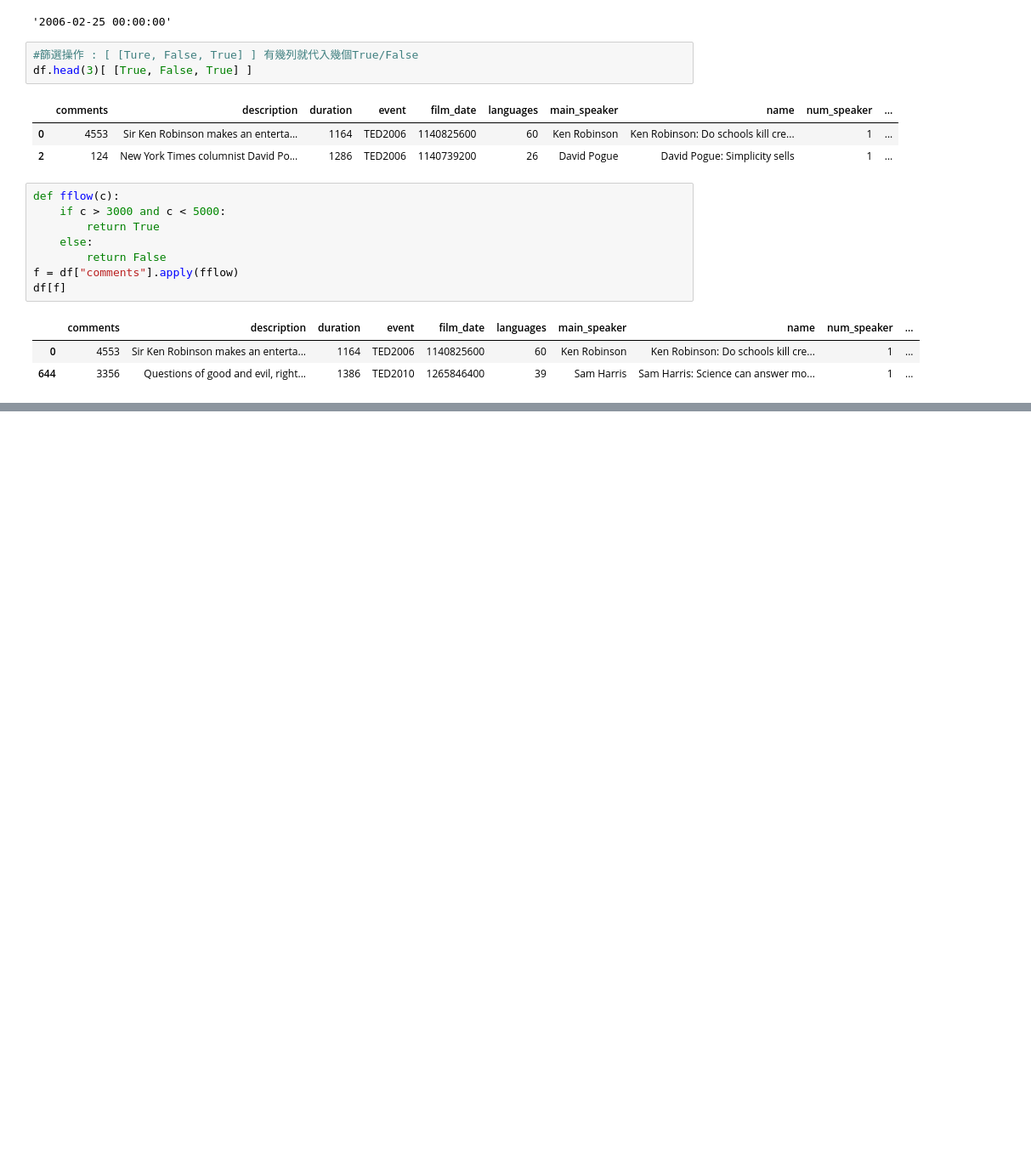
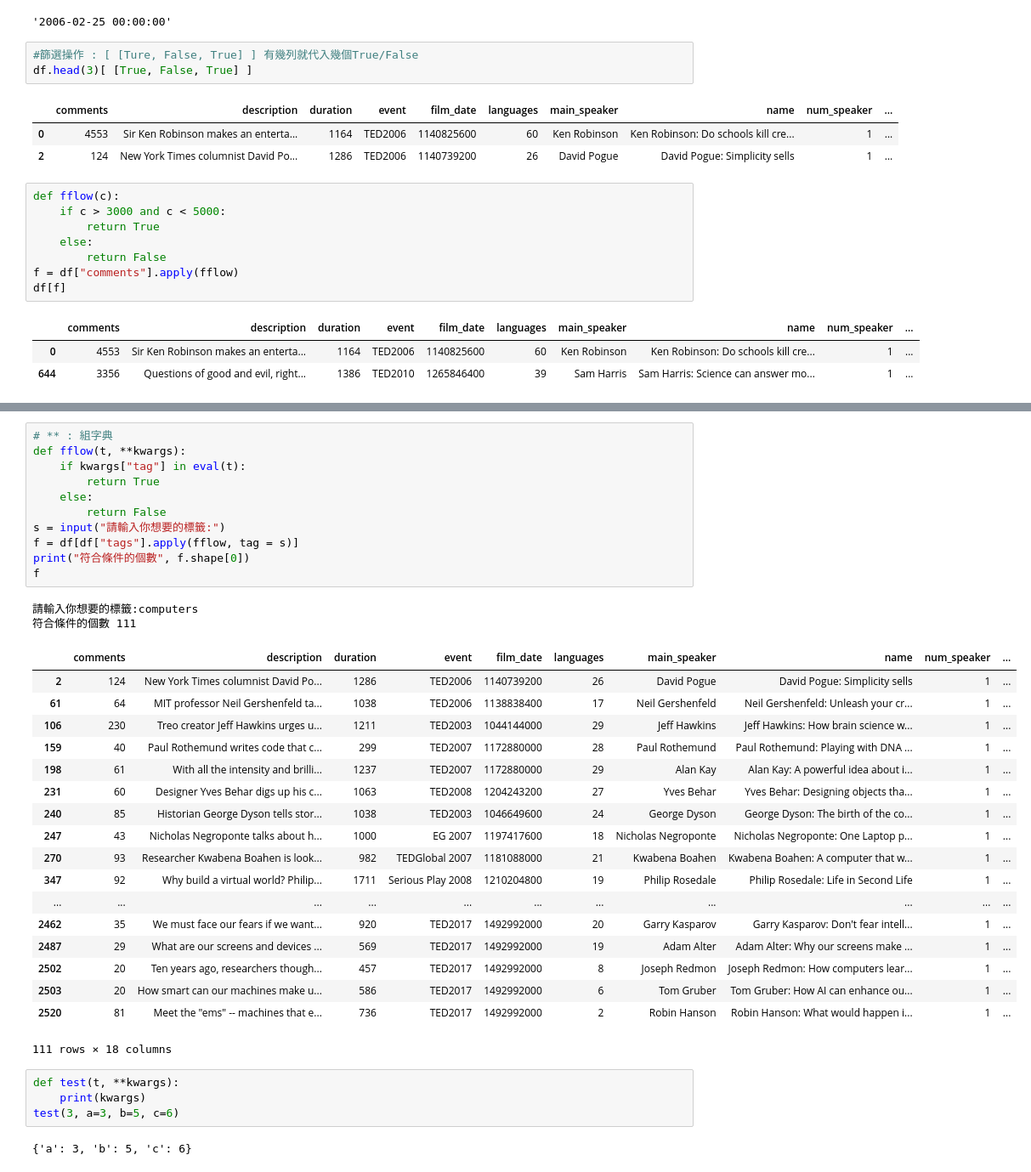
Before and after one commit to uuboyscy/cb104, a Jupyter notebook: table.ipynb, the cells around one changed output, grey strips where cells are left out. Shown: that part at 85% size. Saved outputs shown, nothing was run; the diff lists cells and outputs as text; blank space fills up the shorter version.

```diff
--- a/table.ipynb
+++ b/table.ipynb
@@ -187,0 +219,38 @@ df[f]
+# %%
+# ** : 組字典
+def fflow(t, **kwargs):
+    if kwargs["tag"] in eval(t):
+        return True
+    else:
+        return False
+s = input("請輸入你想要的標籤:")
+f = df[df["tags"].apply(fflow, tag = s)]
+print("符合條件的個數", f.shape[0])
+f
+# %% [output]
+請輸入你想要的標籤:computers
+符合條件的個數 111
+|  | comments | description | duration | event | film_date | languages | main_speaker | name | num_speaker | ... |
+| 2 | 124 | New York Times columnist David Po... | 1286 | TED2006 | 1140739200 | 26 | David Pogue | David Pogue: Simplicity sells | 1 | ... |
+| 61 | 64 | MIT professor Neil Gershenfeld ta... | 1038 | TED2006 | 1138838400 | 17 | Neil Gershenfeld | Neil Gershenfeld: Unleash your cr... | 1 | ... |
+| 106 | 230 | Treo creator Jeff Hawkins urges u... | 1211 | TED2003 | 1044144000 | 29 | Jeff Hawkins | Jeff Hawkins: How brain science w... | 1 | ... |
+| 159 | 40 | Paul Rothemund writes code that c... | 299 | TED2007 | 1172880000 | 28 | Paul Rothemund | Paul Rothemund: Playing with DNA ... | 1 | ... |
+| 198 | 61 | With all the intensity and brilli... | 1237 | TED2007 | 1172880000 | 29 | Alan Kay | Alan Kay: A powerful idea about i... | 1 | ... |
+| 231 | 60 | Designer Yves Behar digs up his c... | 1063 | TED2008 | 1204243200 | 27 | Yves Behar | Yves Behar: Designing objects tha... | 1 | ... |
+| 240 | 85 | Historian George Dyson tells stor... | 1038 | TED2003 | 1046649600 | 24 | George Dyson | George Dyson: The birth of the co... | 1 | ... |
+| 247 | 43 | Nicholas Negroponte talks about h... | 1000 | EG 2007 | 1197417600 | 18 | Nicholas Negroponte | Nicholas Negroponte: One Laptop p... | 1 | ... |
+| 270 | 93 | Researcher Kwabena Boahen is look... | 982 | TEDGlobal 2007 | 1181088000 | 21 | Kwabena Boahen | Kwabena Boahen: A computer that w... | 1 | ... |
+| 347 | 92 | Why build a virtual world? Philip... | 1711 | Serious Play 2008 | 1210204800 | 19 | Philip Rosedale | Philip Rosedale: Life in Second Life | 1 | ... |
+| ... | ... | ... | ... | ... | ... | ... | ... | ... | ... | ... |
+| 2462 | 35 | We must face our fears if we want... | 920 | TED2017 | 1492992000 | 20 | Garry Kasparov | Garry Kasparov: Don't fear intell... | 1 | ... |
+| 2487 | 29 | What are our screens and devices ... | 569 | TED2017 | 1492992000 | 19 | Adam Alter | Adam Alter: Why our screens make ... | 1 | ... |
+| 2502 | 20 | Ten years ago, researchers though... | 457 | TED2017 | 1492992000 | 8 | Joseph Redmon | Joseph Redmon: How computers lear... | 1 | ... |
+| 2503 | 20 | How smart can our machines make u... | 586 | TED2017 | 1492992000 | 6 | Tom Gruber | Tom Gruber: How AI can enhance ou... | 1 | ... |
+| 2520 | 81 | Meet the "ems" -- machines that e... | 736 | TED2017 | 1492992000 | 2 | Robin Hanson | Robin Hanson: What would happen i... | 1 | ... |
+111 rows × 18 columns
+# %%
+def test(t, **kwargs):
+    print(kwargs)
+test(3, a=3, b=5, c=6)
+# %% [output]
+{'a': 3, 'b': 5, 'c': 6}
```
Also changed, not shown: parts of 3 cells of this notebook, 2 other files.
